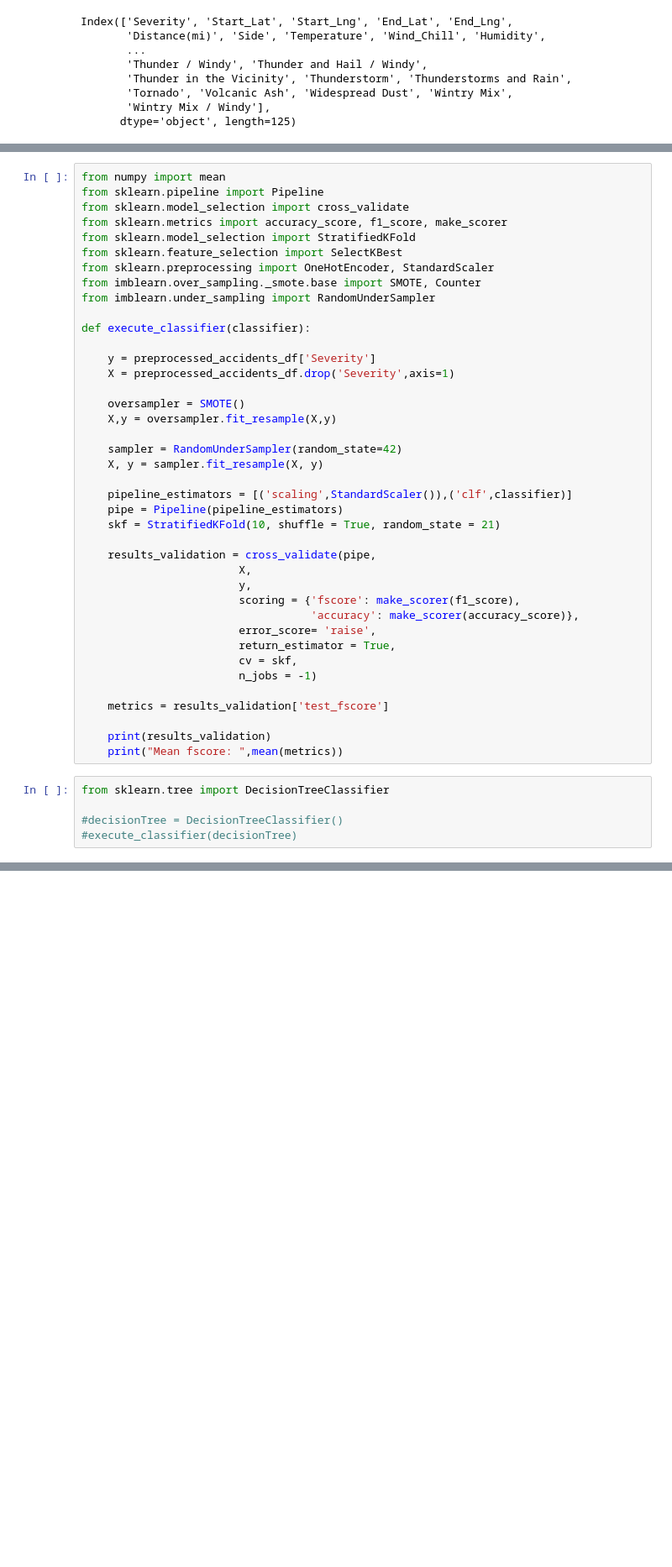
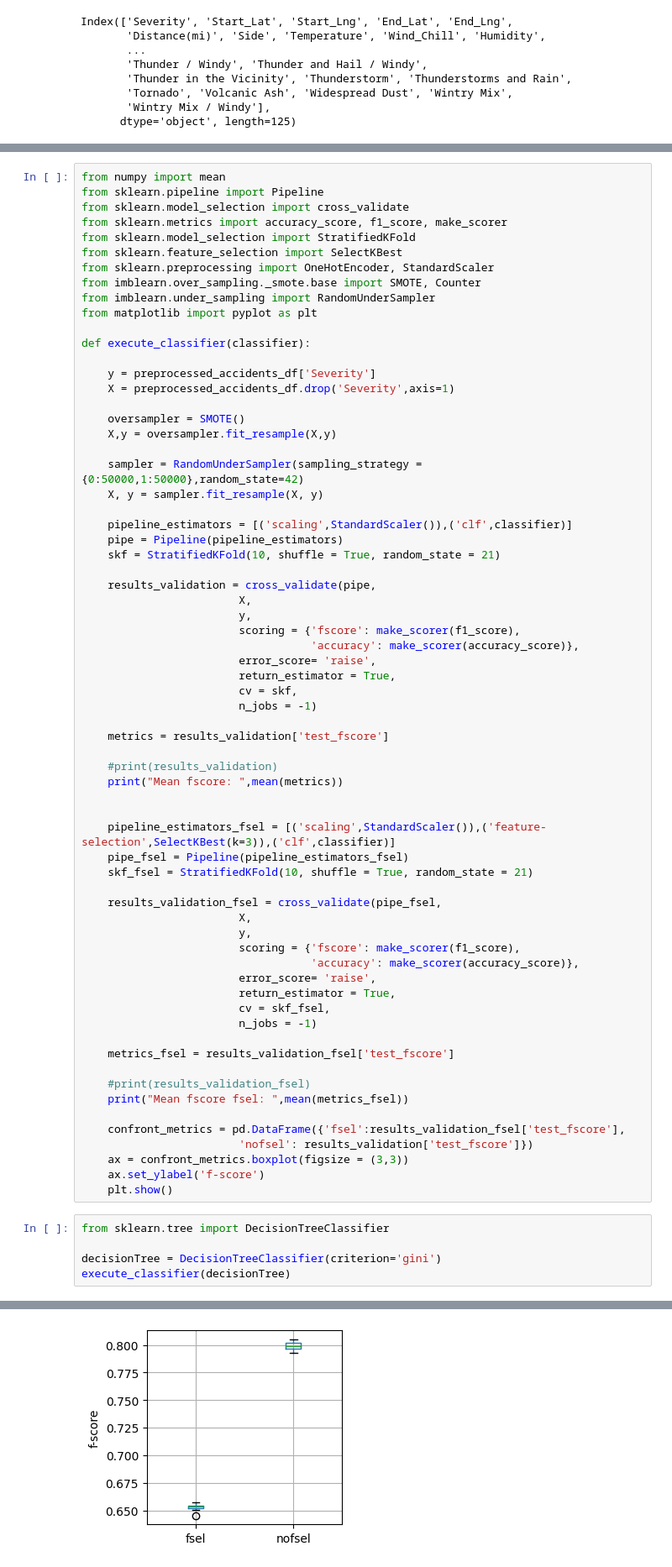
Before and after one commit to Loremazze/DATA-MINING-PROGETTO, a Jupyter notebook: Classificazione.ipynb, the cells around one changed output, grey strips where cells are left out. Shown at 84% size. Cells and saved outputs as stored; diff of their text form; blank space fills up the shorter version.

```diff
--- a/Classificazione.ipynb
+++ b/Classificazione.ipynb
@@ -41,6 +43,7 @@ from sklearn.feature_selection import SelectKBest
 from sklearn.preprocessing import OneHotEncoder, StandardScaler
 from imblearn.over_sampling._smote.base import SMOTE, Counter
 from imblearn.under_sampling import RandomUnderSampler
+from matplotlib import pyplot as plt
 
 def execute_classifier(classifier):
 
@@ -50,7 +53,7 @@ def execute_classifier(classifier):
     oversampler = SMOTE()
     X,y = oversampler.fit_resample(X,y)
 
-    sampler = RandomUnderSampler(random_state=42)
+    sampler = RandomUnderSampler(sampling_strategy = {0:50000,1:50000},random_state=42)
     X, y = sampler.fit_resample(X, y)
 
     pipeline_estimators = [('scaling',StandardScaler()),('clf',classifier)]
@@ -69,10 +72,37 @@ def execute_classifier(classifier):
 
     metrics = results_validation['test_fscore']
 
-    print(results_validation)
+    #print(results_validation)
     print("Mean fscore: ",mean(metrics))
+
+
+    pipeline_estimators_fsel = [('scaling',StandardScaler()),('feature-selection',SelectKBest(k=3)),('clf',classifier)]
+    pipe_fsel = Pipeline(pipeline_estimators_fsel)
+    skf_fsel = StratifiedKFold(10, shuffle = True, random_state = 21)
+
+    results_validation_fsel = cross_validate(pipe_fsel,
+                        X,
+                        y,
+                        scoring = {'fscore': make_scorer(f1_score),
+                                   'accuracy': make_scorer(accuracy_score)},
+                        error_score= 'raise',
+                        return_estimator = True,
+                        cv = skf_fsel,
+                        n_jobs = -1)
+
+    metrics_fsel = results_validation_fsel['test_fscore']
+
+    #print(results_validation_fsel)
+    print("Mean fscore fsel: ",mean(metrics_fsel))
+
+    confront_metrics = pd.DataFrame({'fsel':results_validation_fsel['test_fscore'],
+                        'nofsel': results_validation['test_fscore']})
+    ax = confront_metrics.boxplot(figsize = (3,3))
+    ax.set_ylabel('f-score')
+    plt.show()
 # %%
 from sklearn.tree import DecisionTreeClassifier
 
-#decisionTree = DecisionTreeClassifier()
-#execute_classifier(decisionTree)
+decisionTree = DecisionTreeClassifier(criterion='gini')
+execute_classifier(decisionTree)
+# %% [output]
@@ -78,0 +111 @@ from sklearn.tree import DecisionTreeClassifier
+[figure, added]
```
Also changed, not shown: parts of 17 cells of this notebook, 3 other files.
